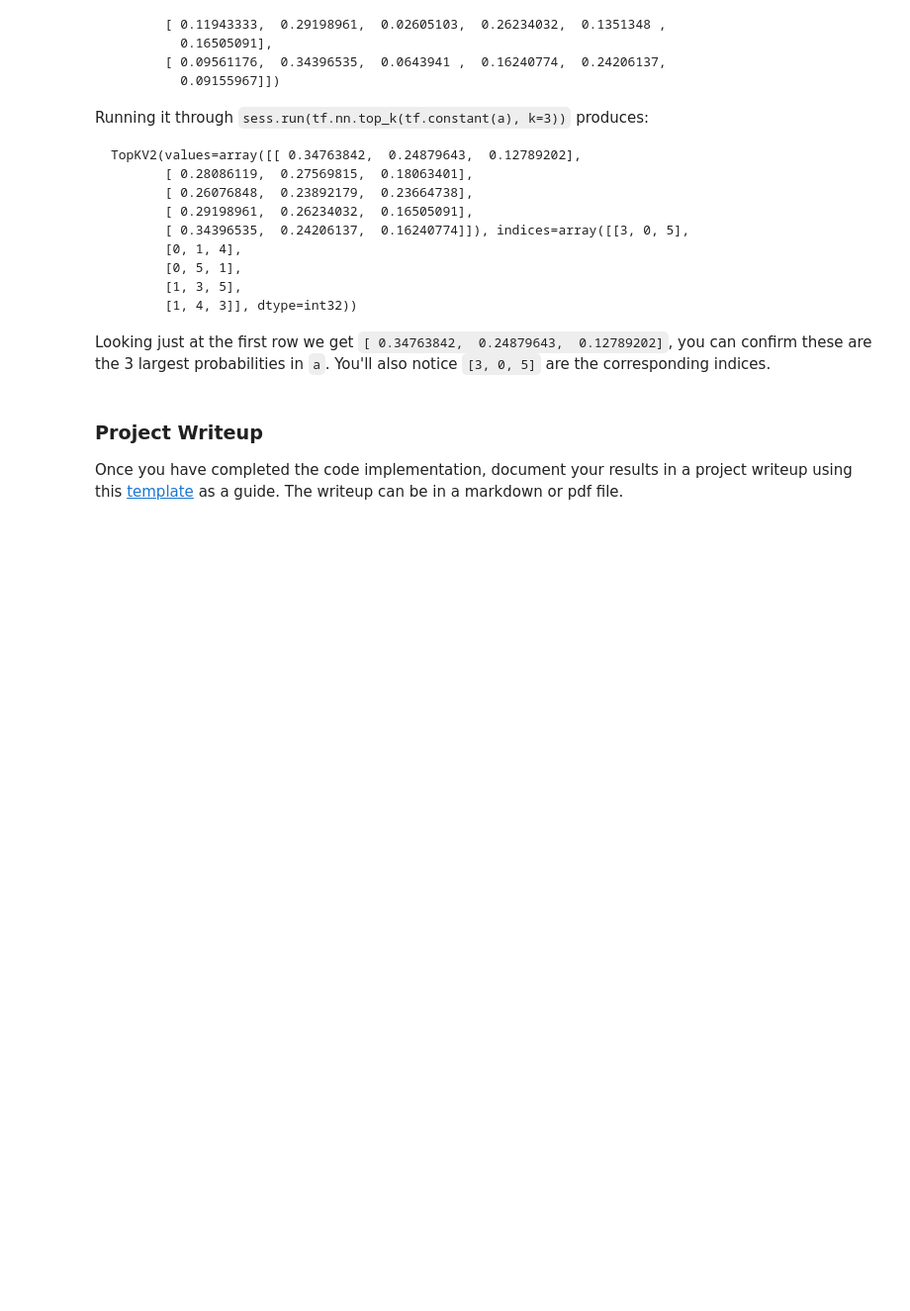
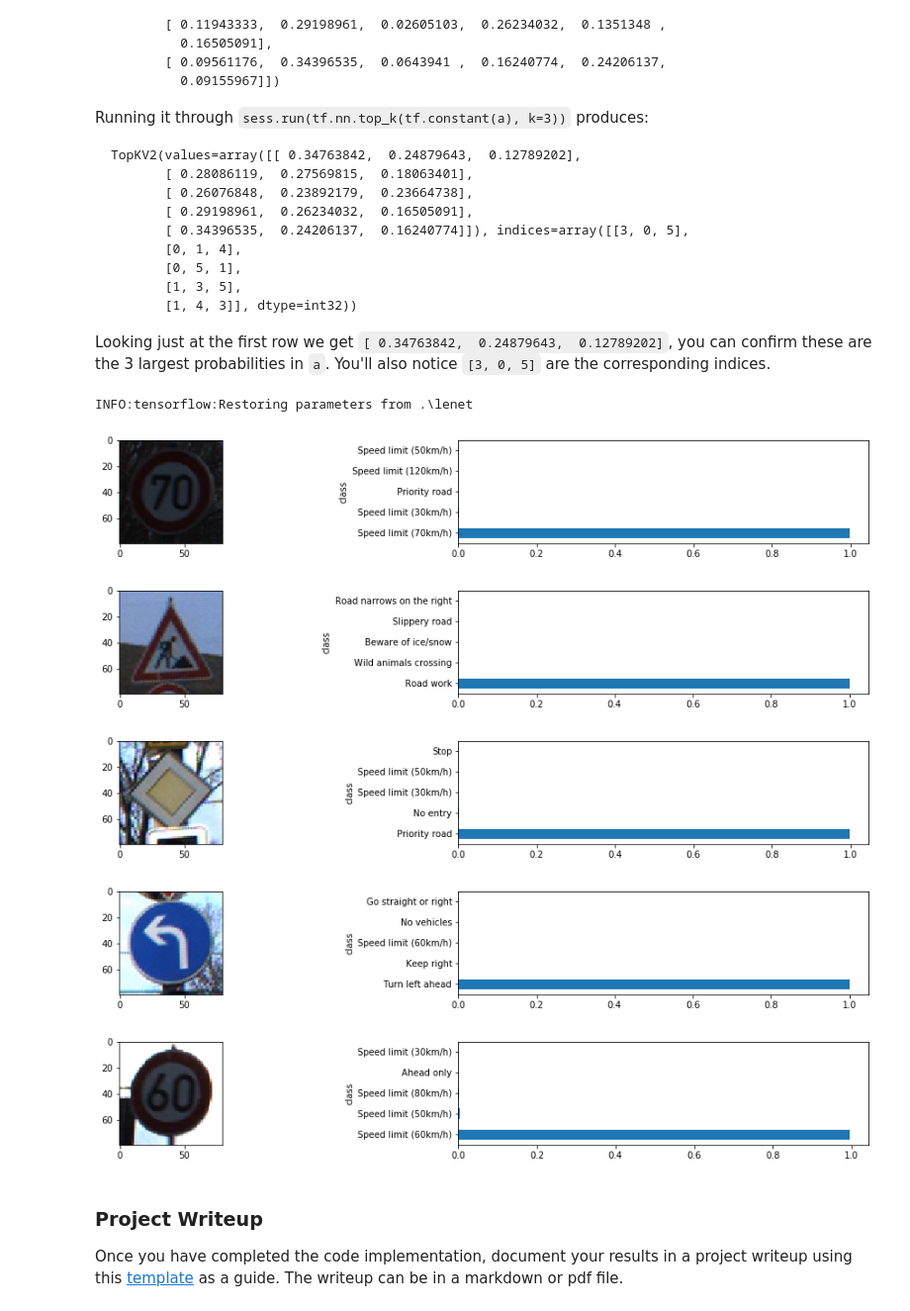
Before and after one commit to ghz1302/project, a Jupyter notebook: CarND-Traffic-Sign-Classifier-Project-master/Traffic_Sign_Classifier.ipynb, the cells around one changed output. Shown: that part at 99% size. Saved outputs shown, nothing was run; the diff lists cells and outputs as text; code cells hidden in the pictures; blank space fills up the shorter version.

```diff
--- a/CarND-Traffic-Sign-Classifier-Project-master/Traffic_Sign_Classifier.ipynb
+++ b/CarND-Traffic-Sign-Classifier-Project-master/Traffic_Sign_Classifier.ipynb
@@ -449,3 +440,33 @@ Looking just at the first row we get `[ 0.34763842,  0.24879643,  0.12789202]`,
+# %%
+### Print out the top five softmax probabilities for the predictions on the German traffic sign images found on the web.
+### Feel free to use as many code cells as needed.
+import glob, math
+inputImages = glob.glob("./NewImages/*.jpg")
+predictingTop5 = predictingTop_k(X_new_normal, 5)
+def signName(ClassId):
+    return signNames.loc[ClassId, 'SignName']
+predictedNames = [[signName(classId) for classId in prediction]  # Gets Top 5 predicted names in an array
+                  for prediction in predictingTop5[1]]
+
+for img, prediction, signName in zip(inputImages,predictingTop5[0],predictedNames):
+    plt.figure(figsize=(10,2))
+    plt.subplot(1,2,1)
+    plt.imshow(plt.imread(img))
+    plt.subplot(1,2,2)
+    pd.DataFrame({'ps':prediction,'class':signName}).set_index('class').plot(kind='barh',
+                                                                   ax=plt.gca(),
+                                                                   legend=False,
+                                                                   title=None)
+    plt.subplots_adjust(left=0.1, right=1.5, bottom=0.1, top=0.9)
+plt.show()
+plt.close('all')
+# %% [output]
+INFO:tensorflow:Restoring parameters from .\lenet
+[figure, added]
+[figure, added]
+[figure, added]
+[figure, added]
+[figure, added]
 # %% [markdown]
 ### Project Writeup
 
```
Also changed, not shown: parts of 4 cells of this notebook.
